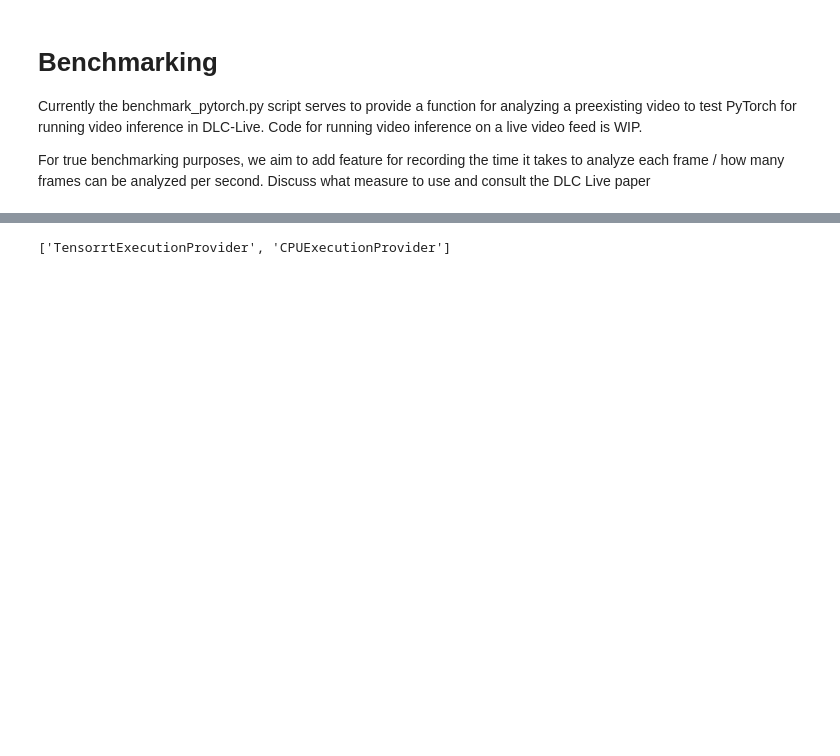
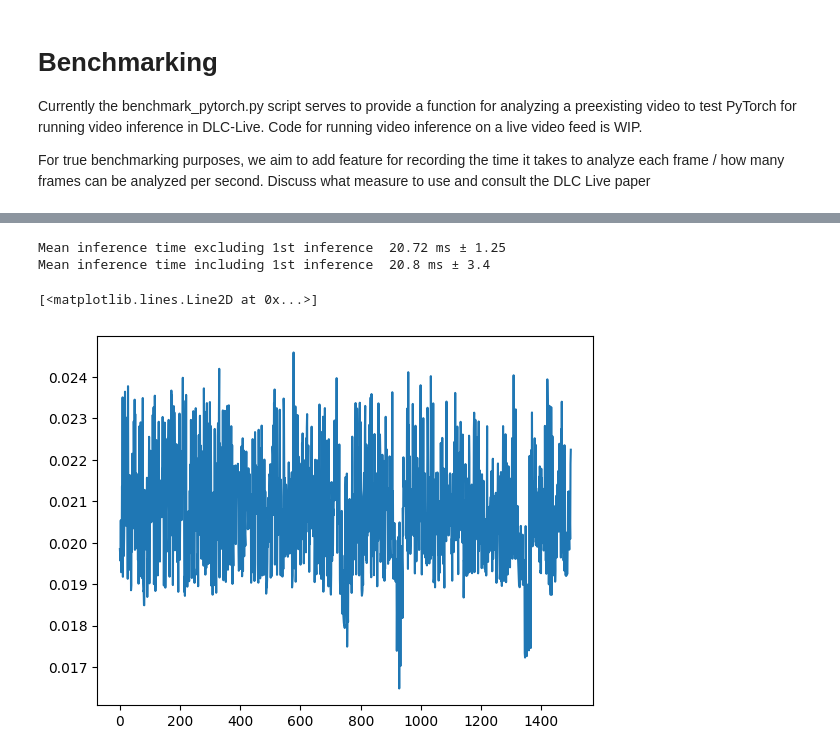
Before and after one commit to DeepLabCutAIResidency/DLC_AI2024, a Jupyter notebook: DeepLabCut-live/DLCLive-Demo.ipynb, the cells around one changed output, grey strips where cells are left out. Cells and saved outputs as stored; diff of their text form; code cells hidden in the pictures; blank space fills up the shorter version.

```diff
--- a/DeepLabCut-live/DLCLive-Demo.ipynb
+++ b/DeepLabCut-live/DLCLive-Demo.ipynb
@@ -209,13 +238,12 @@ from dlclive import DLCLive
 dlc_live = DLCLive(
     path="/media/dikra/PhD/DATA/DLC24_Data/dlc-live-dummy/ventral-gait",
     device="tensorrt",
+    snapshot="snapshot-263.pt",
     model_type="onnx",
     display=True,
 )
 #short video
-video_path = '/Users/annastuckert/Documents/DLC_AI_Residency/DLC_AI2024/DeepLabCut-live/Ventral_gait_model/1_20cms_0degUP_first_1s.avi'
+# video_path = '/Users/annastuckert/Documents/DLC_AI_Residency/DLC_AI2024/DeepLabCut-live/Ventral_gait_model/1_20cms_0degUP_first_1s.avi'
+video_path = "/media/dikra/PhD/DATA/DLC24_Data/dlc-live-dummy/ventral-gait/1_20cms_0degUP_first.avi"
 
-mean_time = mean_time_inference(dlc_live, test_images)
-print(
-    f"Inference of PyTorch model took on average {mean_time} seconds for {len(test_images)} images"
-)
+poses, times = analyze_video(video_path=video_path, dlc_live=dlc_live, save_poses=False, save_dir="/media/dikra/PhD/DATA/DLC24_Data/dlc-live-dummy/ventral-gait/out", draw_keypoint_names=False)
@@ -222,4 +268,13 @@ print(
-# %%
-dlc_live.sess.get_providers()
-# %% [output]
-['TensorrtExecutionProvider', 'CPUExecutionProvider']
+# %%
+print("Mean inference time excluding 1st inference ", np.round(np.mean(times[1:])*1000, 2), "ms ±", np.round(np.std(times[1:])*1000, 2))
+print("Mean inference time including 1st inference ", np.round(np.mean(times)*1000, 2), "ms ±", np.round(np.std(times)*1000, 2))
+# %% [output]
+Mean inference time excluding 1st inference  20.72 ms ± 1.25
+Mean inference time including 1st inference  20.8 ms ± 3.4
+# %%
+import matplotlib.pyplot as plt
+
+plt.plot(times[1:])
+# %% [output]
+[<matplotlib.lines.Line2D at 0x...>]
+[figure, added]
```
Also changed, not shown: parts of 17 cells of this notebook, 3 other files.
